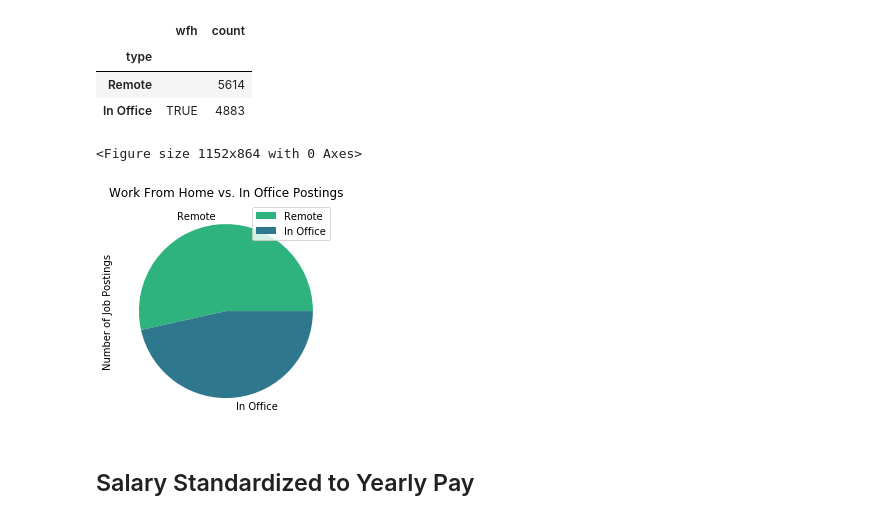
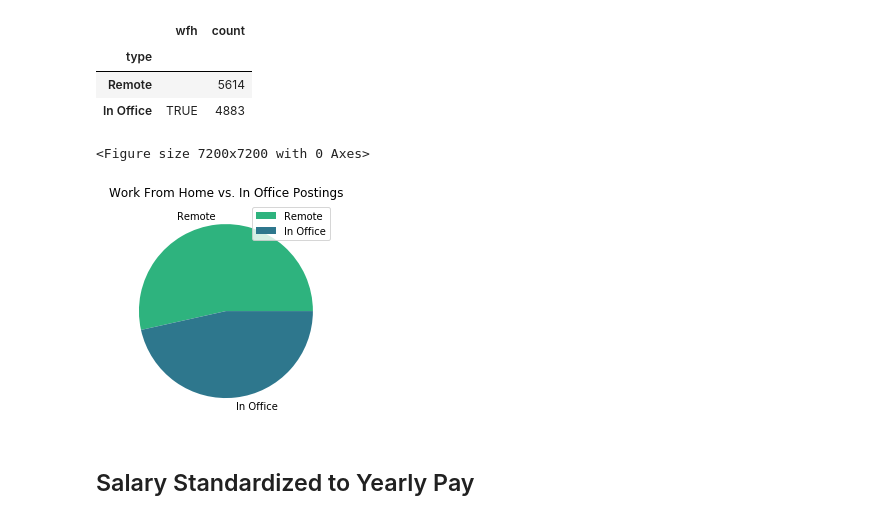
Before and after one commit to zarbin/UTA_Project-3, a Jupyter notebook: notebooks/job_posting_analysis.ipynb, the cells around one changed output. Cells and saved outputs as stored; diff of their text form; code cells hidden in the pictures.

```diff
--- a/notebooks/job_posting_analysis.ipynb
+++ b/notebooks/job_posting_analysis.ipynb
@@ -81,15 +81,15 @@ remote_df
 | Remote |  | 5614 |
 | In Office | TRUE | 4883 |
 # %%
-plt.figure(figsize=(16,12))
+plt.figure(figsize=(100, 100))
 remote_df.plot.pie(y='count', colors = ['#2eb37e', '#2e778d'])
 plt.title('Work From Home vs. In Office Postings')
-plt.ylabel('Number of Job Postings')
+plt.ylabel(' ')
 plt.savefig('../static/images/wfh_office.png', bbox_inches = 'tight')
 plt.show()
 # %% [output]
-<Figure size 1152x864 with 0 Axes>
+<Figure size 7200x7200 with 0 Axes>
-[figure, old version]
+[figure, new version]
 # %% [markdown]
 ## Salary Standardized to Yearly Pay
 # %%
```
Also changed, not shown: parts of 1 cell of this notebook, 2 other files.
